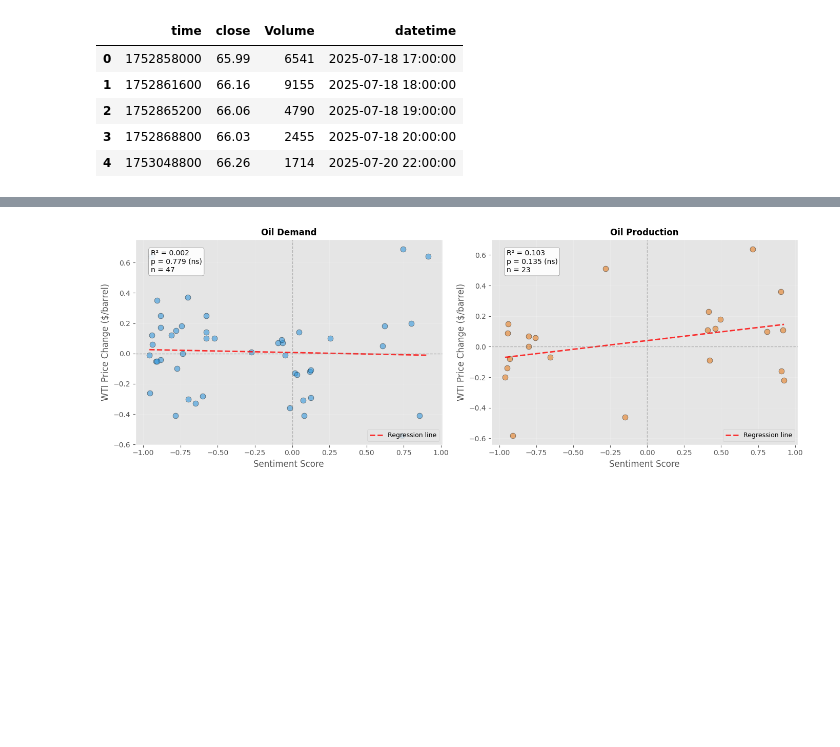
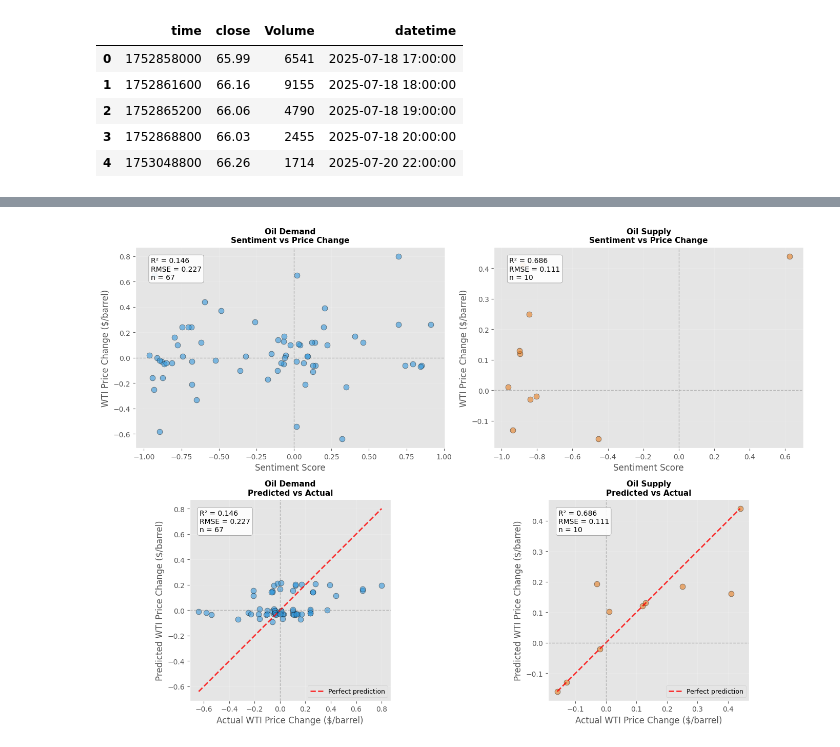
Before and after one commit to TheDeGen/ZHAW_Research_Project, a Jupyter notebook: notebooks/07_newsapi_deeptest.ipynb, the cells around one changed output, grey strips where cells are left out. Drawn from its saved outputs; the diff is of its cells as text; code cells hidden in the pictures; blank space fills up the shorter version.

```diff
--- a/notebooks/07_newsapi_deeptest.ipynb
+++ b/notebooks/07_newsapi_deeptest.ipynb
@@ -61,12 +61,19 @@ Getting crude oil headlines from newsapi.org
 api_key_org = os.getenv('NEWSAPIORG_KEY')
 newsapi = NewsApiClient(api_key=api_key_org)
 
-# Define search parameters - FOCUS ON CRUDE OIL ONLY
-ENERGY_KEYWORDS = '(crude oil OR petroleum OR WTI OR Brent)'
-SOURCES = 'al-jazeera-english, associated-press, australian-financial-review, bbc-news, bloomberg, cnn, financial-post, google-news, msnbc, reuters, the-wall-street-journal, the-washington-post'
+# Define search parameters - optimized for crude oil supply/demand
+# Strategic keywords under 500 char limit - covers production, demand, and market events
+ENERGY_KEYWORDS = (
+    '"crude oil" OR "oil price" OR petroleum OR WTI OR Brent OR '
+    'OPEC OR "oil production" OR "oil supply" OR "oil demand" OR '
+    '"oil market" OR "oil inventory" OR refinery OR refineries OR '
+    '"energy prices" OR "oil barrel" OR "oil exports" OR "oil imports" OR '
+    '"shale oil" OR drilling OR "energy crisis" OR "oil sanctions"'
+)
+SOURCES = 'al-jazeera-english, associated-press, australian-financial-review, bbc-news, bloomberg, cbs-news, cnn, fox-news, google-news, msnbc, reuters, the-wall-street-journal, the-washington-post'
 
 print(f"API Key loaded: {'✓' if api_key_org else '✗'}")
-print(f"Keywords: {ENERGY_KEYWORDS}")
-print(f"Sources: {SOURCES}")
+print(f"\nKeywords ({len(ENERGY_KEYWORDS)} chars): {ENERGY_KEYWORDS}")
+print(f"\nSources: {SOURCES}")
 # %% [output]
 API Key loaded: ✓
@@ -508,58 +678,99 @@ Oil Production:
 # %%
-# Create 1x2 subplot visualization for Oil Production & Demand
-fig, axes = plt.subplots(1, 2, figsize=(14, 5))
+# Create 2x2 subplot visualization: Sentiment Scatter & Predicted vs Actual
+fig, axes = plt.subplots(2, 2, figsize=(14, 10))
 
-topics = ['oil_demand', 'oil_production']
+topics = ['oil_demand', 'oil_supply']
 colors = ['#3498db', '#e67e22']
 
+# Top row: Sentiment vs Price Change scatter plots
 for idx, topic in enumerate(topics):
-    ax = axes[idx]
+    ax = axes[0, idx]
     topic_data = df_analysis[df_analysis['topic'] == topic]
 
-    if len(topic_data) < 3:
+    if len(topic_data) < 5:
         ax.text(0.5, 0.5, f'Insufficient data\n(n={len(topic_data)})',
                 ha='center', va='center', transform=ax.transAxes, fontsize=12)
         ax.set_title(topic.replace('_', ' ').title(), fontsize=12, weight='bold')
         ax.set_xlabel('Sentiment Score')
         ax.set_ylabel('WTI Price Change ($/barrel)')
         continue
 
     X = topic_data['sentiment'].values
     y = topic_data['price_change'].values
 
     # Scatter plot
     ax.scatter(X, y, alpha=0.6, s=60, color=colors[idx], edgecolors='black', linewidth=0.5)
 
-    # Regression line
+    # Add regression statistics
     if topic in regression_results:
-        slope = regression_results[topic]['slope']
-        intercept = regression_results[topic]['intercept']
         r_squared = regression_results[topic]['r_squared']
-        p_value = regression_results[topic]['p_value']
+        rmse = regression_results[topic]['rmse']
+        n = regression_results[topic]['n']
 
-        x_line = np.array([X.min(), X.max()])
-        y_line = slope * x_line + intercept
-        ax.plot(x_line, y_line, 'r--', linewidth=2, alpha=0.8, label='Regression line')
-
-        # Add statistics text
-        sig_text = '**' if p_value < 0.01 else '*' if p_value < 0.05 else 'ns'
-        stats_text = f'R² = {r_squared:.3f}\np = {p_value:.3f} ({sig_text})\nn = {len(topic_data)}'
+        stats_text = f'R² = {r_squared:.3f}\nRMSE = {rmse:.3f}\nn = {n}'
         ax.text(0.05, 0.95, stats_text, transform=ax.transAxes,
                 fontsize=10, verticalalignment='top',
                 bbox=dict(boxstyle='round', facecolor='white', alpha=0.9, edgecolor='gray'))
 
-    ax.set_title(topic.replace('_', ' ').title(), fontsize=12, weight='bold')
+    ax.set_title(f'{topic.replace("_", " ").title()}\nSentiment vs Price Change',
+                 fontsize=11, weight='bold')
     ax.set_xlabel('Sentiment Score')
     ax.set_ylabel('WTI Price Change ($/barrel)')
     ax.axhline(0, color='gray', linestyle='--', linewidth=1, alpha=0.5)
     ax.axvline(0, color='gray', linestyle='--', linewidth=1, alpha=0.5)
     ax.grid(True, alpha=0.3, linewidth=0.5)
-    ax.legend(loc='lower right', fontsize=9)
+
+# Bottom row: Predicted vs Actual Price Changes
+for idx, topic in enumerate(topics):
+    ax = axes[1, idx]
+
+    if topic not in regression_results:
+        ax.text(0.5, 0.5, 'Model not available',
+                ha='center', va='center', transform=ax.transAxes, fontsize=12)
+        ax.set_title(f'{topic.replace("_", " ").title()}\nPredicted vs Actual',
+                     fontsize=11, weight='bold')
+        continue
+
+    # Get predictions and actual values
+    y_pred = regression_results[topic]['predictions']
+    y_actual = regression_results[topic]['actual']
+
+    # Scatter plot: predicted vs actual
+    ax.scatter(y_actual, y_pred, alpha=0.6, s=60, color=colors[idx],
+               edgecolors='black', linewidth=0.5)
+
+    # Add perfect prediction line (y=x)
+    min_val = min(y_actual.min(), y_pred.min())
+    max_val = max(y_actual.max(), y_pred.max())
+    ax.plot([min_val, max_val], [min_val, max_val], 'r--',
+            linewidth=2, alpha=0.8, label='Perfect prediction')
+
+    # Add statistics
+    r_squared = regression_results[topic]['r_squared']
+    rmse = regression_results[topic]['rmse']
+    n = regression_results[topic]['n']
+
+    stats_text = f'R² = {r_squared:.3f}\nRMSE = {rmse:.3f}\nn = {n}'
+    ax.text(0.05, 0.95, stats_text, transform=ax.transAxes,
+            fontsize=10, verticalalignment='top',
+            bbox=dict(boxstyle='round', facecolor='white', alpha=0.9, edgecolor='gray'))
+
+    ax.set_title(f'{topic.replace("_", " ").title()}\nPredicted vs Actual',
+                 fontsize=11, weight='bold')
+    ax.set_xlabel('Actual WTI Price Change ($/barrel)')
+    ax.set_ylabel('Predicted WTI Price Change ($/barrel)')
+    ax.axhline(0, color='gray', linestyle='--', linewidth=1, alpha=0.5)
+    ax.axvline(0, color='gray', linestyle='--', linewidth=1, alpha=0.5)
+    ax.grid(True, alpha=0.3, linewidth=0.5)
+    ax.legend(loc='best', fontsize=9)
+
+    # Make axes equal for better comparison
+    ax.set_aspect('equal', adjustable='box')
 
 plt.tight_layout()
 plt.show()
 # %% [output]
-[figure, old version]
+[figure, new version]
 # %%
 # Summary statistics for Crude Oil Analysis
 print("=" * 70)
```
Also changed, not shown: parts of 18 cells of this notebook.
